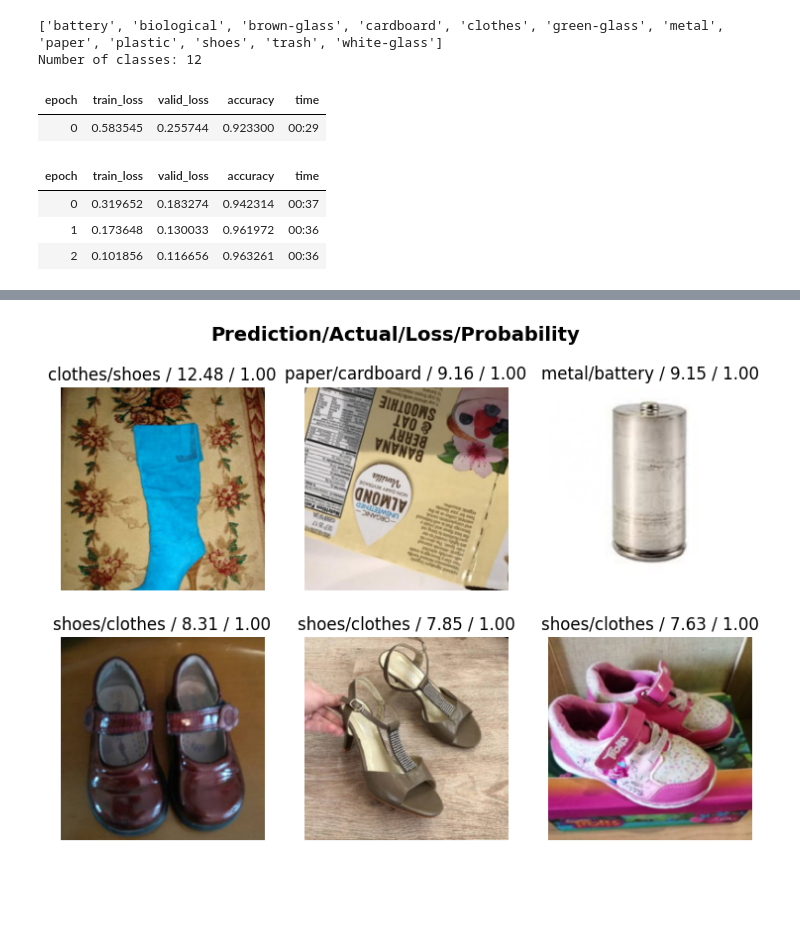
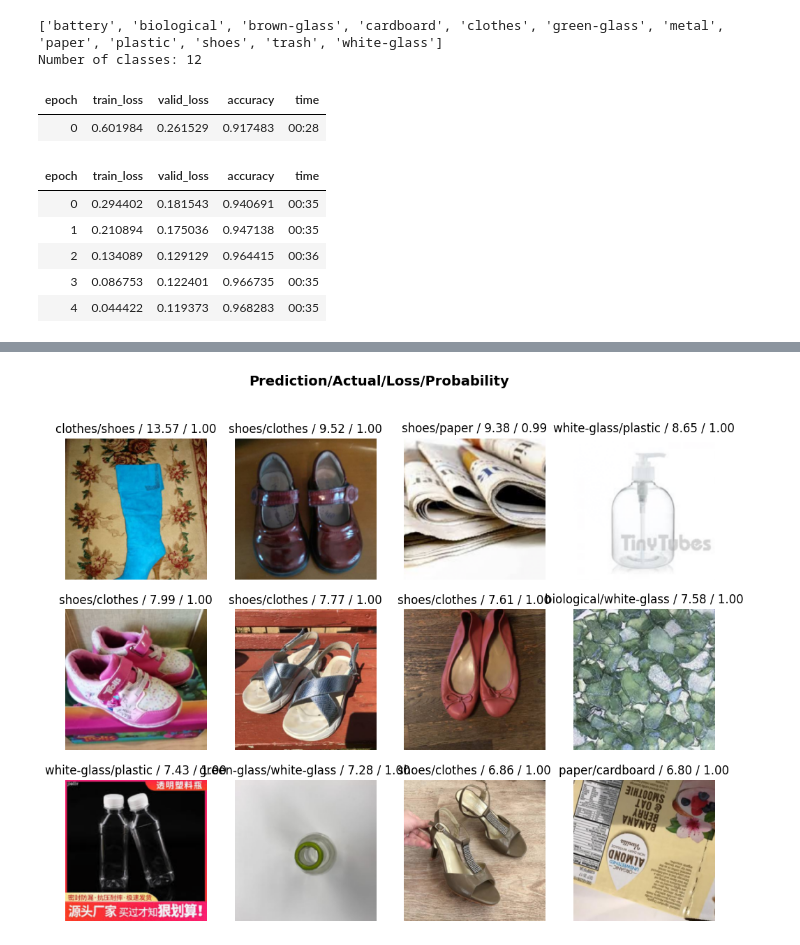
Before and after one commit to MADemiral/garbage_classification, a Jupyter notebook: garbage_classify.ipynb, the cells around one changed output, grey strips where cells are left out. Saved outputs shown, nothing was run; the diff lists cells and outputs as text; code cells hidden in the pictures; blank space fills up the shorter version.

```diff
--- a/garbage_classify.ipynb
+++ b/garbage_classify.ipynb
@@ -16,13 +16,13 @@ garbage_block = DataBlock(
     blocks=(ImageBlock, CategoryBlock),             # A.2.1 Define blocks
     get_items=get_image_files,                      # A.2.2 How to get images
     get_y=parent_label,                             # A.2.3 Get label from folder name
-    splitter=RandomSplitter(valid_pct=0.2, seed=42),# Split train/valid
+    splitter=RandomSplitter(valid_pct=0.25, seed=42),# Split train/valid
     item_tfms=Resize(460),                          # A Word on Presizing (larger resize first)
     batch_tfms=aug_transforms(size=224)             # A.2.4 Batch transforms
 )
 
 dls = garbage_block.dataloaders(path, bs=64)
 
-# 👁️ A.3.1 Show batch
+#  A.3.1 Show batch
 dls.show_batch(max_n=9, figsize=(8, 8))
 # %% [output]
@@ -35,22 +35,24 @@ print(f"Number of classes: {len(dls.vocab)}")
 ['battery', 'biological', 'brown-glass', 'cardboard', 'clothes', 'green-glass', 'metal', 'paper', 'plastic', 'shoes', 'trash', 'white-glass']
 Number of classes: 12
 # %%
-# 🧠 A.4.1 Train a simple model (benchmark)
+# A.4.1 Train a simple model (benchmark)
 learn = vision_learner(dls, resnet18, metrics=accuracy)
-learn.fine_tune(3)
+learn.fine_tune(5)
 # %% [output]
 | epoch | train_loss | valid_loss | accuracy | time |
-| 0 | 0.583545 | 0.255744 | 0.923300 | 00:29 |
+| 0 | 0.601984 | 0.261529 | 0.917483 | 00:28 |
 | epoch | train_loss | valid_loss | accuracy | time |
-| 0 | 0.319652 | 0.183274 | 0.942314 | 00:37 |
-| 1 | 0.173648 | 0.130033 | 0.961972 | 00:36 |
-| 2 | 0.101856 | 0.116656 | 0.963261 | 00:36 |
+| 0 | 0.294402 | 0.181543 | 0.940691 | 00:35 |
+| 1 | 0.210894 | 0.175036 | 0.947138 | 00:35 |
+| 2 | 0.134089 | 0.129129 | 0.964415 | 00:36 |
+| 3 | 0.086753 | 0.122401 | 0.966735 | 00:35 |
+| 4 | 0.044422 | 0.119373 | 0.968283 | 00:35 |
 # %%
-# 🔍 A.4.2 Interpret model
+# A.4.2 Interpret model
 interp = ClassificationInterpretation.from_learner(learn)
-interp.plot_top_losses(6, nrows=2)
+interp.plot_top_losses(12, nrows=3)
 # %% [output]
 [interactive output not drawn]
 [interactive output not drawn]
-[figure, old version]
+[figure, new version]
 # %%
```
Also changed, not shown: parts of 10 cells of this notebook, 8 other files.
